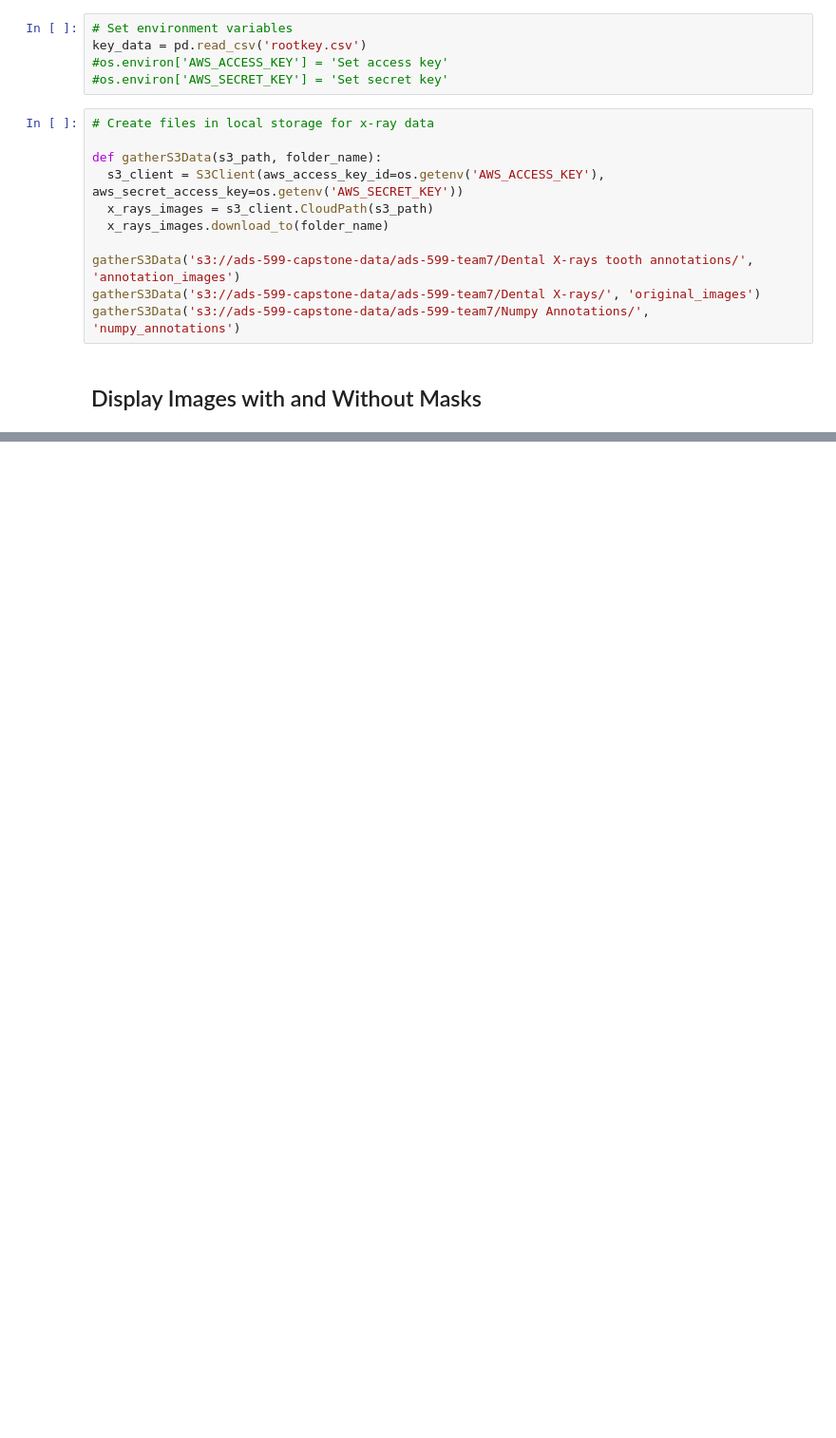
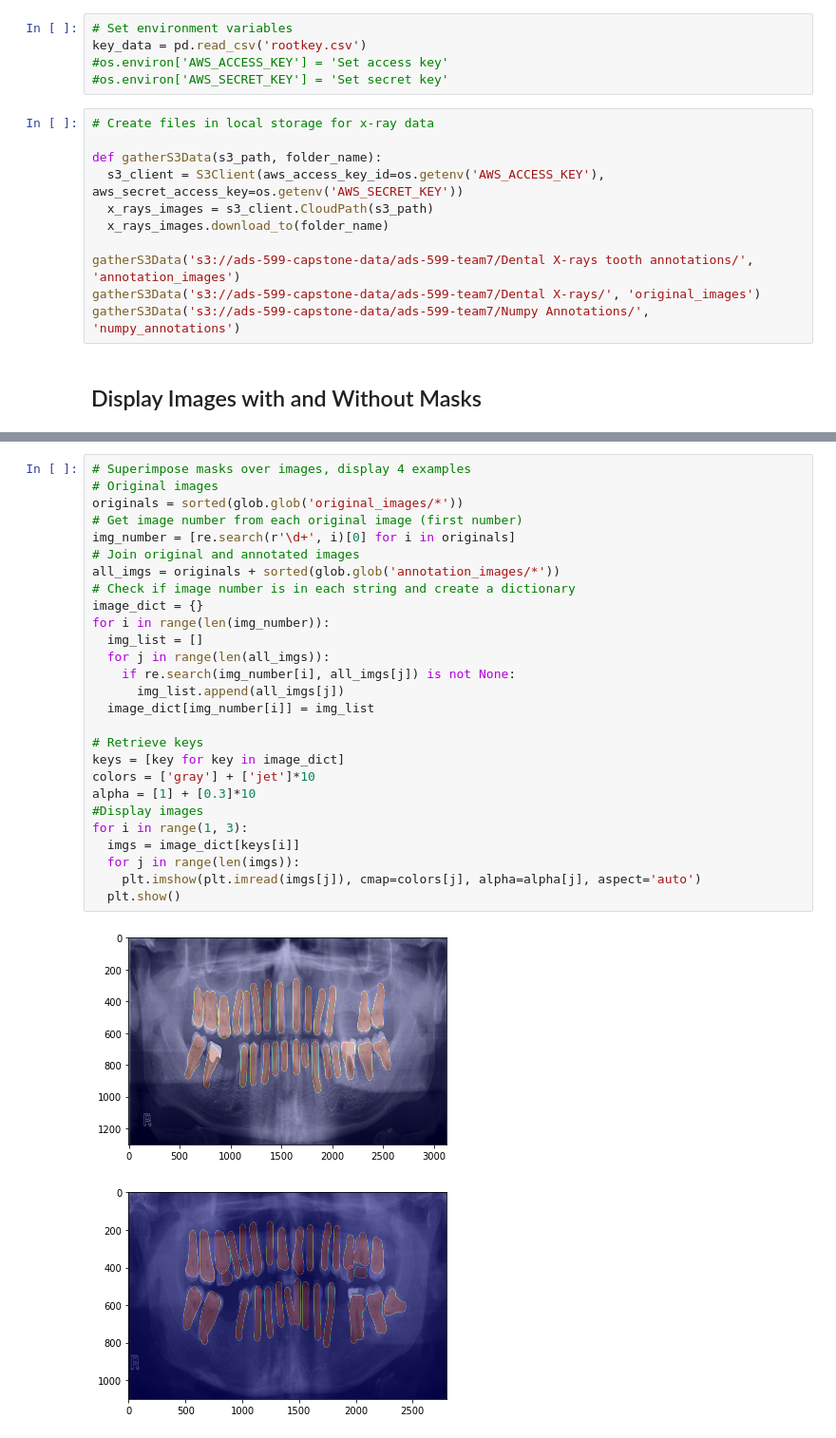
Before and after one commit to dmunger27/dental-xray-segmentation, a Jupyter notebook: Data_Preprocessing_and_Exploration.ipynb, the cells around one changed output, grey strips where cells are left out. Shown at 95% size. Cells and saved outputs as stored; diff of their text form; blank space fills up the shorter version.

```diff
--- a/Data_Preprocessing_and_Exploration.ipynb
+++ b/Data_Preprocessing_and_Exploration.ipynb
@@ -51,0 +67,30 @@ plt.show()
+# %%
+# Superimpose masks over images, display 4 examples
+# Original images
+originals = sorted(glob.glob('original_images/*'))
+# Get image number from each original image (first number)
+img_number = [re.search(r'\d+', i)[0] for i in originals]
+# Join original and annotated images
+all_imgs = originals + sorted(glob.glob('annotation_images/*'))
+# Check if image number is in each string and create a dictionary
+image_dict = {}
+for i in range(len(img_number)):
+  img_list = []
+  for j in range(len(all_imgs)):
+    if re.search(img_number[i], all_imgs[j]) is not None:
+      img_list.append(all_imgs[j])
+  image_dict[img_number[i]] = img_list
+
+# Retrieve keys
+keys = [key for key in image_dict]
+colors = ['gray'] + ['jet']*10
+alpha = [1] + [0.3]*10
+#Display images
+for i in range(1, 3):
+  imgs = image_dict[keys[i]]
+  for j in range(len(imgs)):
+    plt.imshow(plt.imread(imgs[j]), cmap=colors[j], alpha=alpha[j], aspect='auto')
+  plt.show()
+# %% [output]
+[figure, added]
+[figure, added]
```
Also changed, not shown: parts of 4 cells of this notebook.
